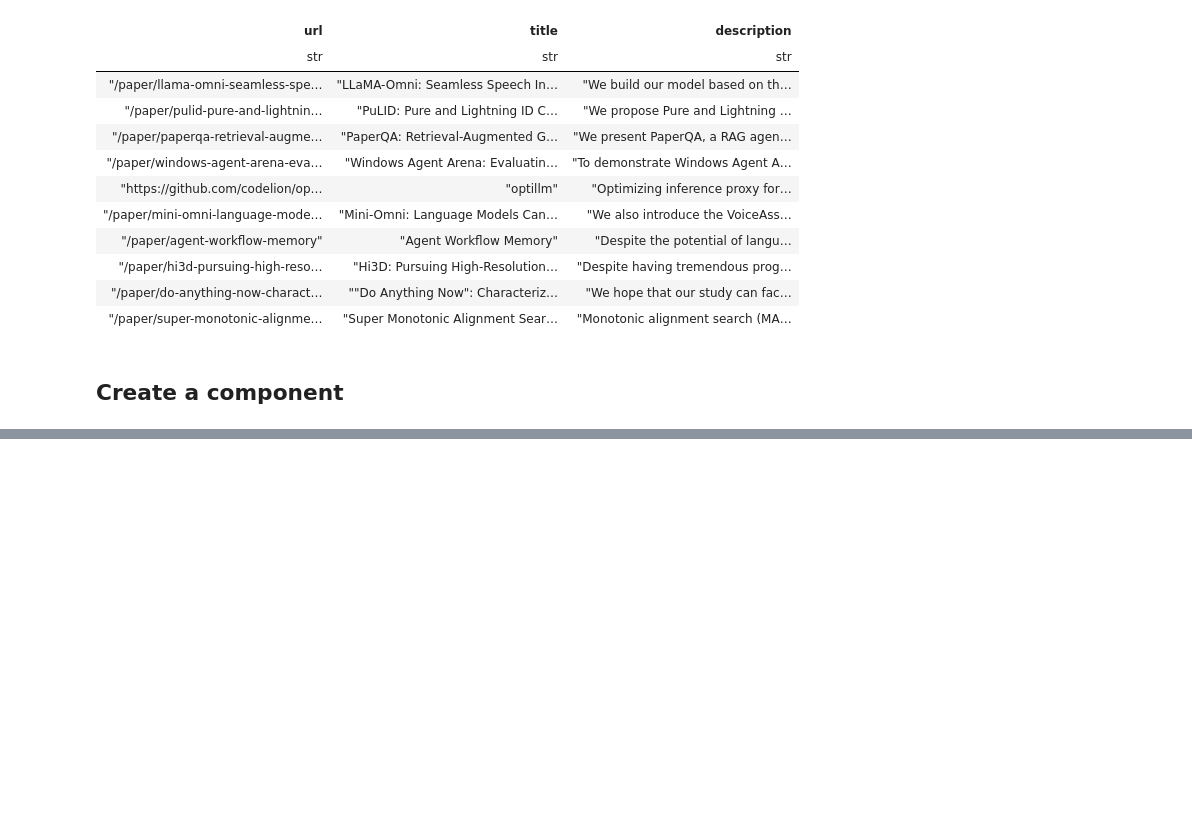
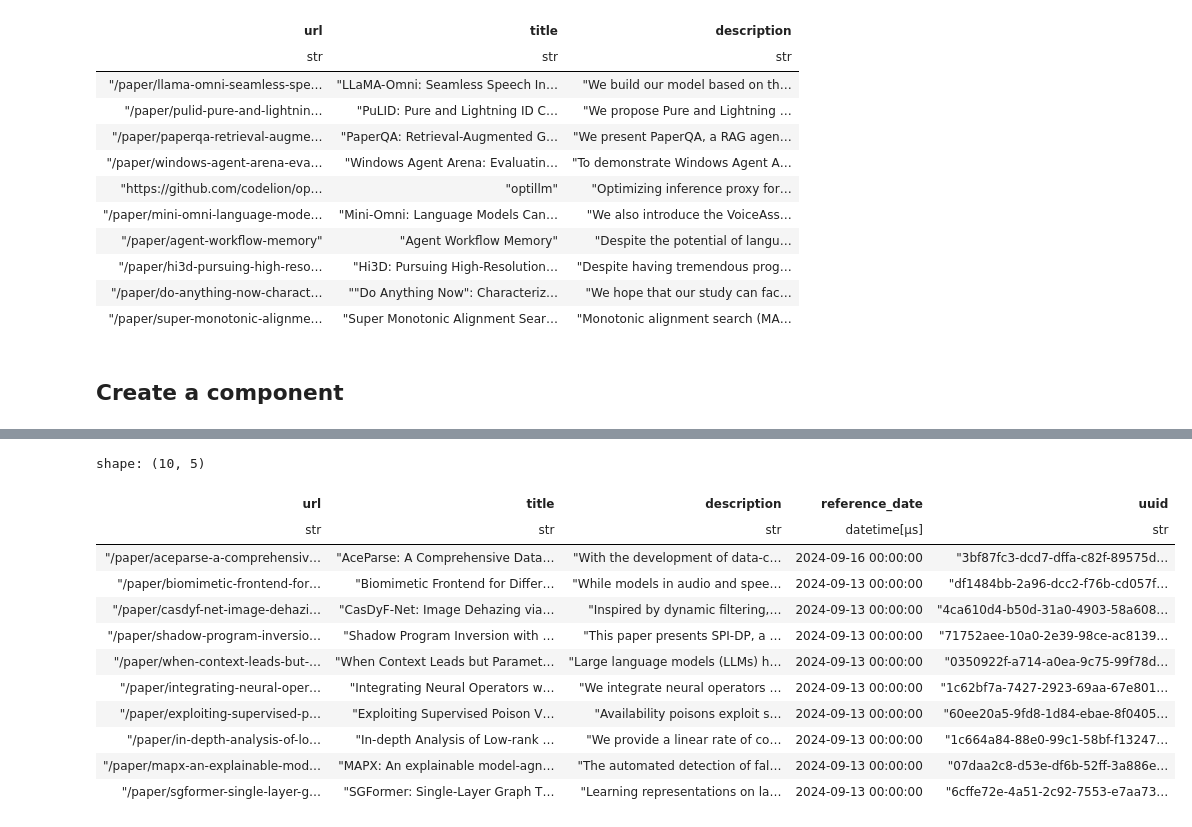
Before and after one commit to CarlosVecina/easy_bookmarks, a Jupyter notebook: examples/integrations/webpage.ipynb, the cells around one changed output, grey strips where cells are left out. Cells and saved outputs as stored; diff of their text form; code cells hidden in the pictures; blank space fills up the shorter version.

```diff
--- a/examples/integrations/webpage.ipynb
+++ b/examples/integrations/webpage.ipynb
@@ -178,0 +235,6 @@ pl.DataFrame(l_bookmarks)
+# %%
+from easy_bookmarks.integrations.webpage import PwCWebpageIntegration
+
+pwc = PwCWebpageIntegration(base_urls=["https://paperswithcode.com/latest/"], n_pages=1, driver=pwc.driver)
+
+l_bookmarks = pwc.get_bookmarks()
@@ -178,0 +245,16 @@ pl.DataFrame(l_bookmarks)
+# %%
+l_bookmarks.to_polars_dataframe()
+# %% [output]
+shape: (10, 5)
+| url | title | description | reference_date | uuid |
+| str | str | str | datetime[μs] | str |
+| "/paper/aceparse-a-comprehensiv… | "AceParse: A Comprehensive Data… | "With the development of data-c… | 2024-09-16 00:00:00 | "3bf87fc3-dcd7-dffa-c82f-89575d… |
+| "/paper/biomimetic-frontend-for… | "Biomimetic Frontend for Differ… | "While models in audio and spee… | 2024-09-13 00:00:00 | "df1484bb-2a96-dcc2-f76b-cd057f… |
+| "/paper/casdyf-net-image-dehazi… | "CasDyF-Net: Image Dehazing via… | "Inspired by dynamic filtering,… | 2024-09-13 00:00:00 | "4ca610d4-b50d-31a0-4903-58a608… |
+| "/paper/shadow-program-inversio… | "Shadow Program Inversion with … | "This paper presents SPI-DP, a … | 2024-09-13 00:00:00 | "71752aee-10a0-2e39-98ce-ac8139… |
+| "/paper/when-context-leads-but-… | "When Context Leads but Paramet… | "Large language models (LLMs) h… | 2024-09-13 00:00:00 | "0350922f-a714-a0ea-9c75-99f78d… |
+| "/paper/integrating-neural-oper… | "Integrating Neural Operators w… | "We integrate neural operators … | 2024-09-13 00:00:00 | "1c62bf7a-7427-2923-69aa-67e801… |
+| "/paper/exploiting-supervised-p… | "Exploiting Supervised Poison V… | "Availability poisons exploit s… | 2024-09-13 00:00:00 | "60ee20a5-9fd8-1d84-ebae-8f0405… |
+| "/paper/in-depth-analysis-of-lo… | "In-depth Analysis of Low-rank … | "We provide a linear rate of co… | 2024-09-13 00:00:00 | "1c664a84-88e0-99c1-58bf-f13247… |
+| "/paper/mapx-an-explainable-mod… | "MAPX: An explainable model-agn… | "The automated detection of fal… | 2024-09-13 00:00:00 | "07daa2c8-d53e-df6b-52ff-3a886e… |
+| "/paper/sgformer-single-layer-g… | "SGFormer: Single-Layer Graph T… | "Learning representations on la… | 2024-09-13 00:00:00 | "6cffe72e-4a51-2c92-7553-e7aa73… |
```
Also changed, not shown: parts of 12 cells of this notebook, 1 other file.
